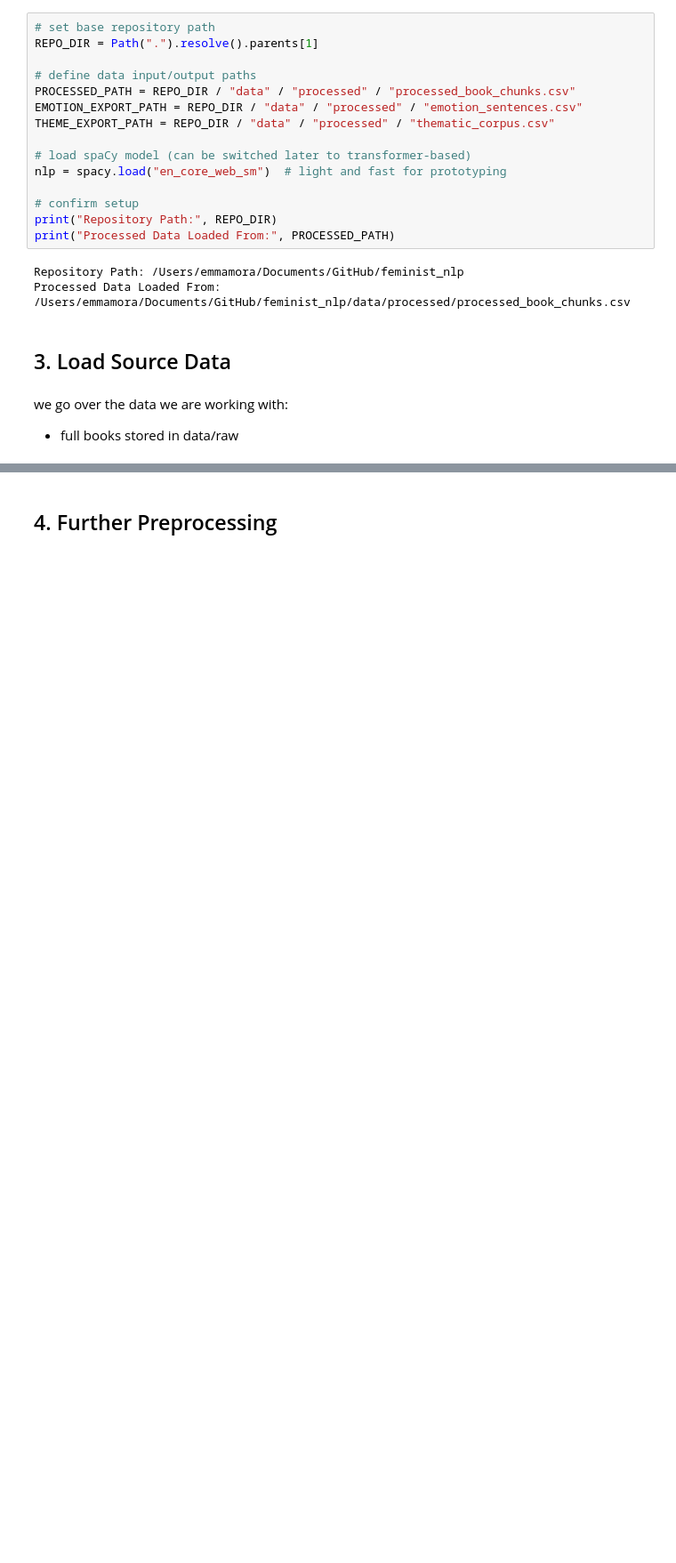
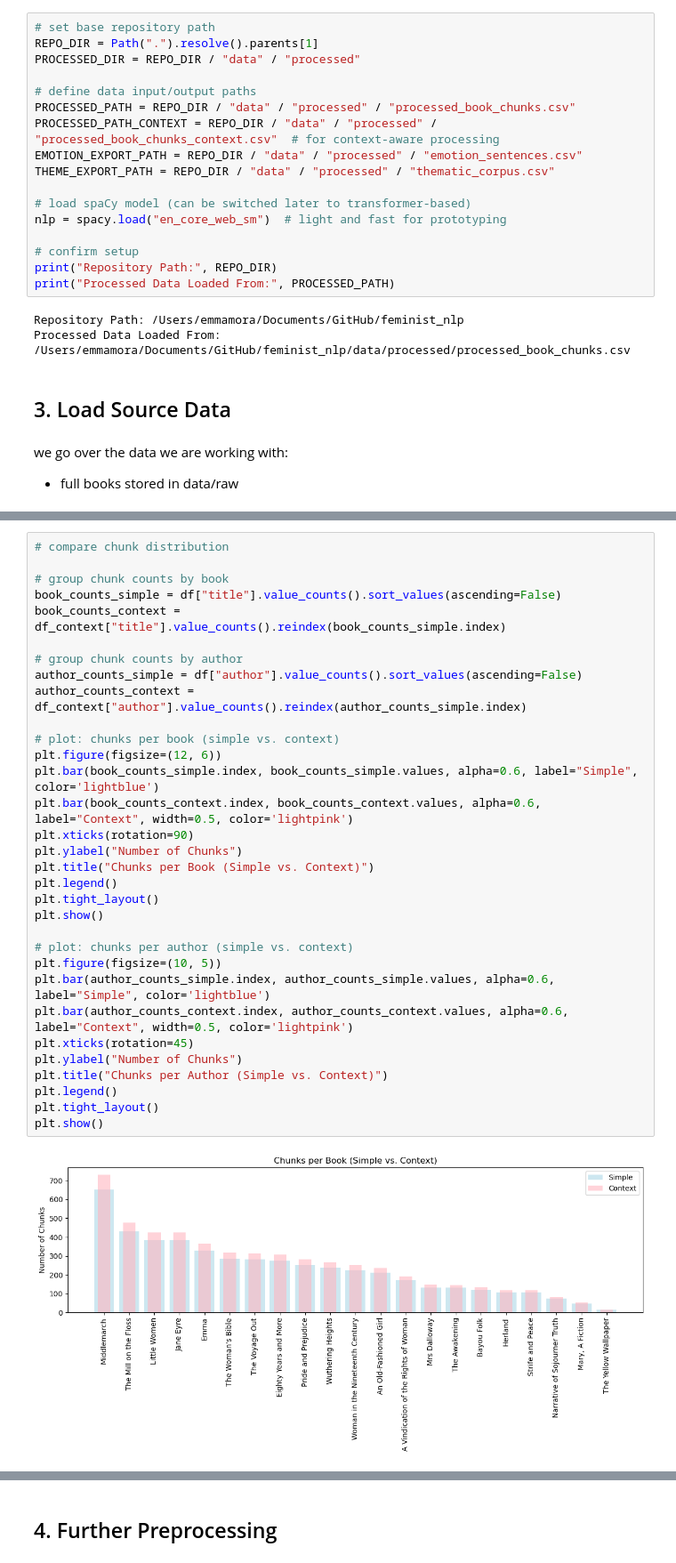
Before and after one commit to emmacristinamora/feminist_nlp, a Jupyter notebook: notebooks/chat_made/3_theme_emotion_emma.ipynb, the cells around one changed output, grey strips where cells are left out. Shown at 89% size. Saved outputs shown, nothing was run; the diff lists cells and outputs as text; blank space fills up the shorter version.

```diff
--- a/notebooks/chat_made/3_theme_emotion_emma.ipynb
+++ b/notebooks/chat_made/3_theme_emotion_emma.ipynb
@@ -13,9 +19,11 @@ from pathlib import Path
 # %%
 # set base repository path
 REPO_DIR = Path(".").resolve().parents[1]
+PROCESSED_DIR = REPO_DIR / "data" / "processed"
 
 # define data input/output paths
 PROCESSED_PATH = REPO_DIR / "data" / "processed" / "processed_book_chunks.csv"
+PROCESSED_PATH_CONTEXT = REPO_DIR / "data" / "processed" / "processed_book_chunks_context.csv"  # for context-aware processing
 EMOTION_EXPORT_PATH = REPO_DIR / "data" / "processed" / "emotion_sentences.csv"
 THEME_EXPORT_PATH = REPO_DIR / "data" / "processed" / "thematic_corpus.csv"
 
@@ -53,0 +85,34 @@ Columns: ['text', 'sentiment', 'entities', 'verbs', 'title']
+# %%
+# compare chunk distribution
+
+# group chunk counts by book
+book_counts_simple = df["title"].value_counts().sort_values(ascending=False)
+book_counts_context = df_context["title"].value_counts().reindex(book_counts_simple.index)
+
+# group chunk counts by author
+author_counts_simple = df["author"].value_counts().sort_values(ascending=False)
+author_counts_context = df_context["author"].value_counts().reindex(author_counts_simple.index)
+
+# plot: chunks per book (simple vs. context)
+plt.figure(figsize=(12, 6))
+plt.bar(book_counts_simple.index, book_counts_simple.values, alpha=0.6, label="Simple", color='lightblue')
+plt.bar(book_counts_context.index, book_counts_context.values, alpha=0.6, label="Context", width=0.5, color='lightpink')
+plt.xticks(rotation=90)
+plt.ylabel("Number of Chunks")
+plt.title("Chunks per Book (Simple vs. Context)")
+plt.legend()
+plt.tight_layout()
+plt.show()
+
+# plot: chunks per author (simple vs. context)
+plt.figure(figsize=(10, 5))
+plt.bar(author_counts_simple.index, author_counts_simple.values, alpha=0.6, label="Simple", color='lightblue')
+plt.bar(author_counts_context.index, author_counts_context.values, alpha=0.6, label="Context", width=0.5, color='lightpink')
+plt.xticks(rotation=45)
+plt.ylabel("Number of Chunks")
+plt.title("Chunks per Author (Simple vs. Context)")
+plt.legend()
+plt.tight_layout()
+plt.show()
+# %% [output]
+[figure, added]
```
Also changed, not shown: parts of 136 cells of this notebook.
